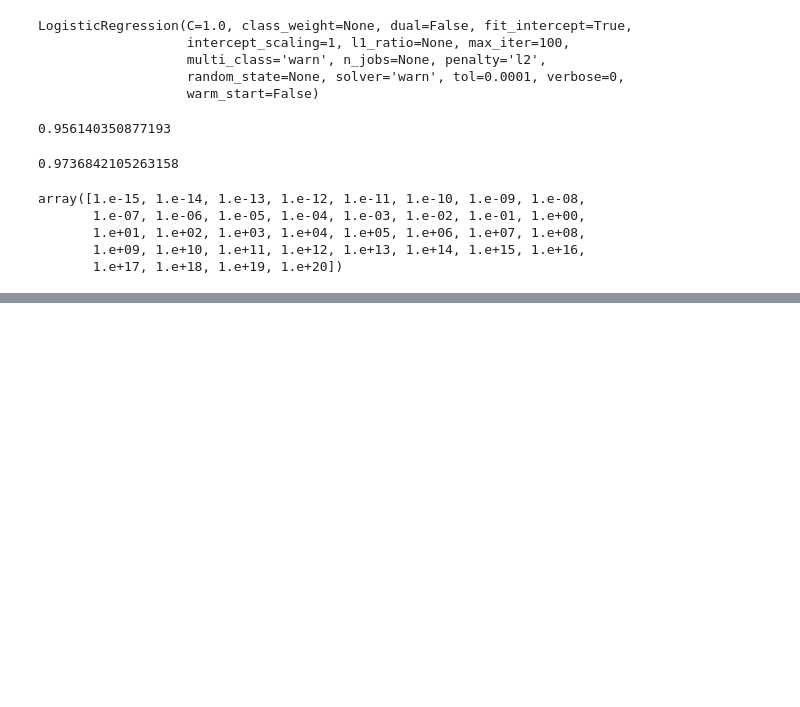
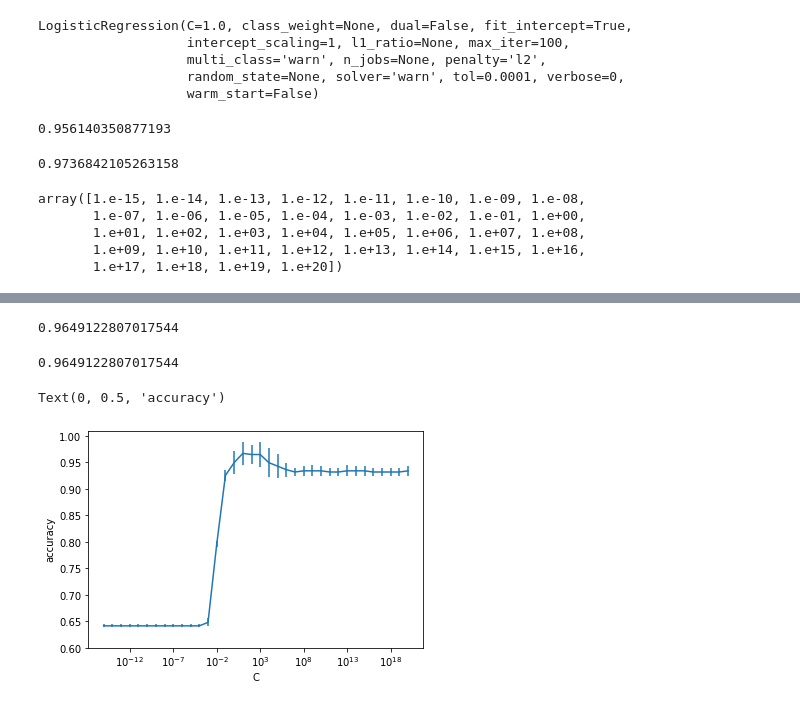
Before and after one commit to ducksfrogs/udemy_dataAna_py, a Jupyter notebook: jp_scikit/パラメータ調整.ipynb, the cells around one changed output, grey strips where cells are left out. Cells and saved outputs as stored; diff of their text form; code cells hidden in the pictures; blank space fills up the shorter version.

```diff
--- a/jp_scikit/パラメータ調整.ipynb
+++ b/jp_scikit/パラメータ調整.ipynb
@@ -68,0 +125,9 @@ gs.fit(X_train, y_train)
+# %%
+clf_best = gs.best_estimator_
+clf_best.score(X_test, y_test)
+# %% [output]
+0.9649122807017544
+# %%
+gs.score(X_test, y_test)
+# %% [output]
+0.9649122807017544
@@ -68,0 +137,12 @@ gs.fit(X_train, y_train)
+# %%
+plt.errorbar(gs.cv_results_['param_C'].data,
+            gs.cv_results_['mean_test_score'],
+            yerr=gs.cv_results_['std_test_score'],
+            label="test(val)")
+plt.ylim(.6,1.01)
+plt.xscale("log")
+plt.xlabel("C")
+plt.ylabel("accuracy")
+# %% [output]
+Text(0, 0.5, 'accuracy')
+[figure, added]
```
Also changed, not shown: parts of 10 cells of this notebook.
